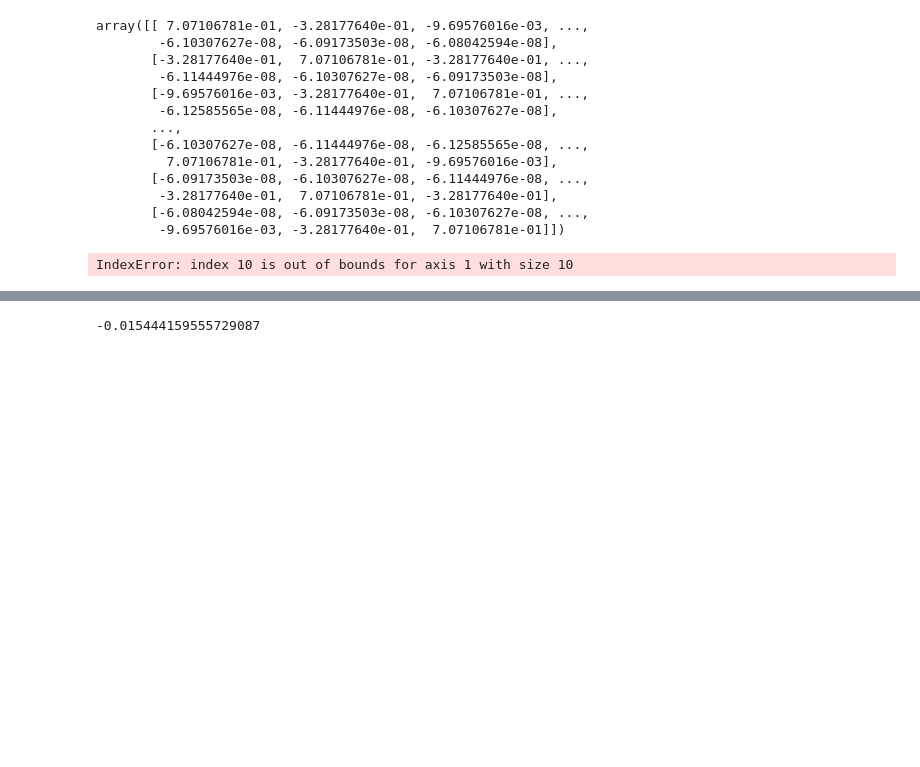
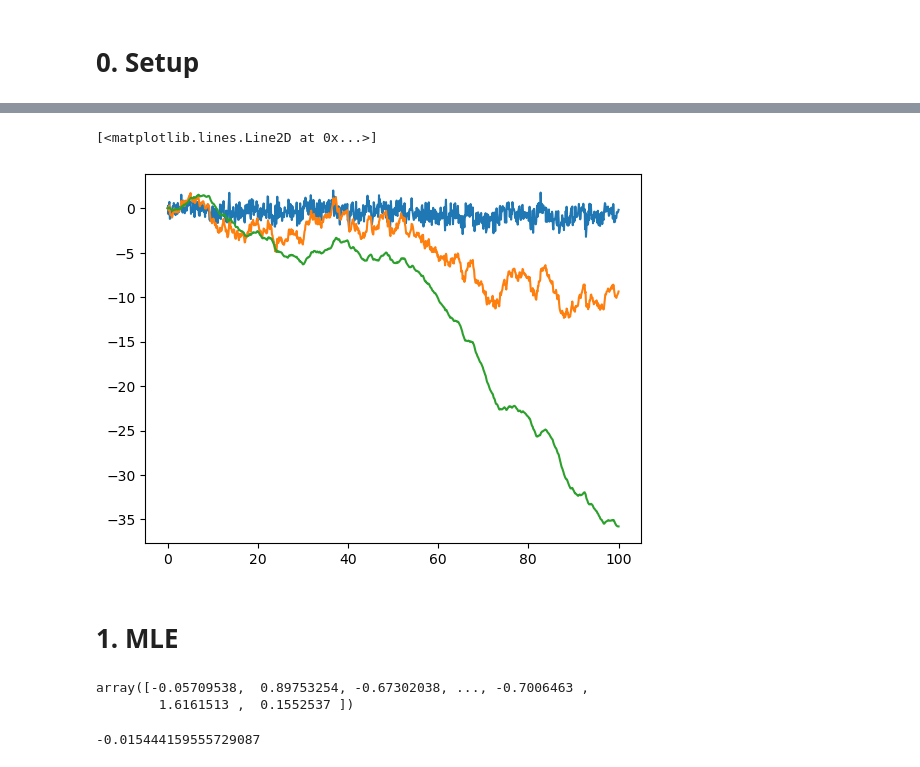
Before and after one commit to Jamjam1729/Dissertation, a Jupyter notebook: Dissertation.ipynb, the cells around one changed output, grey strips where cells are left out. Cells and saved outputs as stored; diff of their text form; code cells hidden in the pictures; blank space fills up the shorter version.

```diff
--- a/Dissertation.ipynb
+++ b/Dissertation.ipynb
@@ -1,3 +1,5 @@
+# %% [markdown]
+# 0. Setup
 # %%
 import numpy as np
 from numpy.testing import assert_almost_equal
@@ -16,7 +18,7 @@ def covariance_correct(m, n_steps):
 def covariance_calc(n_steps, T, H, k):
     #Calculation derived in dissertation. Absolute needed only for case where k = 0
 
-    return 1/2 * ((T/n_steps) ** H)\
+    return 0.5\
         * (abs(k - 1) ** (2 * H)\
          + (k + 1) ** (2 * H)\
          - 2 * (k ** (2 * H)))
@@ -30,30 +32,37 @@ def construct_covariance_matrix(n_steps, T, H):
         m[i:, i] = m[i-1:-1, i-1]
 
     m = np.tril(m) + np.triu(m.T, 1)
-
     return m
 
-def simulate_fbmn_sims, n_steps, mu, Sigma):
-    is_square(Sigma)
-    covariance_correct(Sigma, n_steps)
+def simulate_fbm(n_sims, n_steps, T, H):
+
+    rng = np.random.default_rng(seed = 42)
+
+    cov_mat = construct_covariance_matrix(n_steps, T, H)
+    delta_t = T / n_steps
+    L = np.linalg.cholesky(cov_mat)
+
+    variates = rng.normal(loc = 0, scale = 1, size = [n_sims, n_steps])
+    corr_variates = (L @ variates.T).T
+
+    B = np.zeros([n_sims, n_steps + 1])
+
+    for i in range(0, n_steps):
+        B[:, i + 1] = B[:, i] + corr_variates[:, i]
+
+    return B * (T/n_steps) ** (H)
-# %%
-construct_covariance_matrix(1024, 1, 0.05)
-# %% [output]
-array([[ 7.07106781e-01, -3.28177640e-01, -9.69576016e-03, ...,
-        -6.10307627e-08, -6.09173503e-08, -6.08042594e-08],
-       [-3.28177640e-01,  7.07106781e-01, -3.28177640e-01, ...,
-        -6.11444976e-08, -6.10307627e-08, -6.09173503e-08],
-       [-9.69576016e-03, -3.28177640e-01,  7.07106781e-01, ...,
-        -6.12585565e-08, -6.11444976e-08, -6.10307627e-08],
-       ...,
-       [-6.10307627e-08, -6.11444976e-08, -6.12585565e-08, ...,
-         7.07106781e-01, -3.28177640e-01, -9.69576016e-03],
-       [-6.09173503e-08, -6.10307627e-08, -6.11444976e-08, ...,
-        -3.28177640e-01,  7.07106781e-01, -3.28177640e-01],
-       [-6.08042594e-08, -6.09173503e-08, -6.10307627e-08, ...,
-        -9.69576016e-03, -3.28177640e-01,  7.07106781e-01]])
-# %%
-m = np.zeros([10 , 10])
-print(m[10:, 10])
-# %% [output]
-IndexError: index 10 is out of bounds for axis 1 with size 10
+# %%
+n_steps = 1024
+T = 100
+
+span = np.linspace(0, T, n_steps + 1)
+
+out = simulate_fbm(1, n_steps, T, 0.05)
+plt.plot(span, out.T)
+
+out = simulate_fbm(1, n_steps, T, 0.5)
+plt.plot(span, out.T)
+
+out = simulate_fbm(1, n_steps, T, 0.95)
+plt.plot(span, out.T)
+# %% [output]
@@ -60,3 +86,12 @@ IndexError: index 10 is out of bounds for axis 1 with size 10
+[<matplotlib.lines.Line2D at 0x...>]
+[figure, added]
+# %% [markdown]
+# 1. MLE
+# %%
+np.loadtxt('/Users/james.male/Dissertation/fBMPath2.txt')
+# %% [output]
+array([-0.05709538,  0.89753254, -0.67302038, ..., -0.7006463 ,
+        1.6161513 ,  0.1552537 ])
 # %%
 4 ** 0.1 + 6 ** 0.1 - 2 * 5 ** 0.1
 # %% [output]
```
Also changed, not shown: parts of 1 cell of this notebook, 1 other file.
